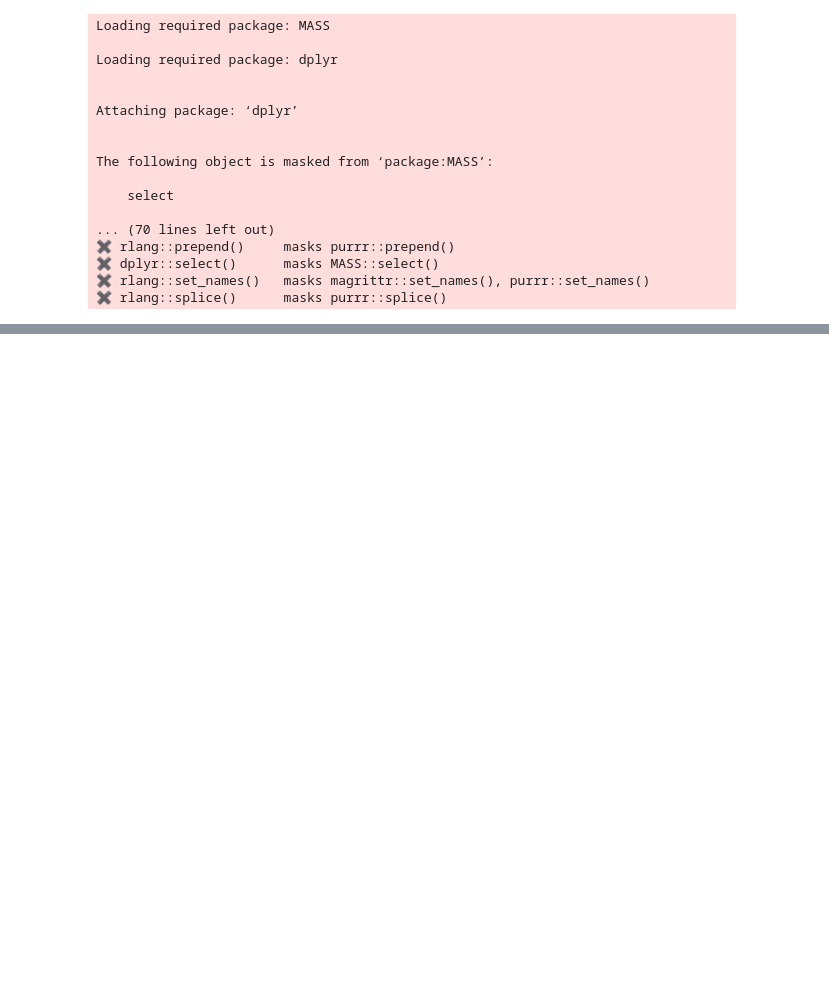
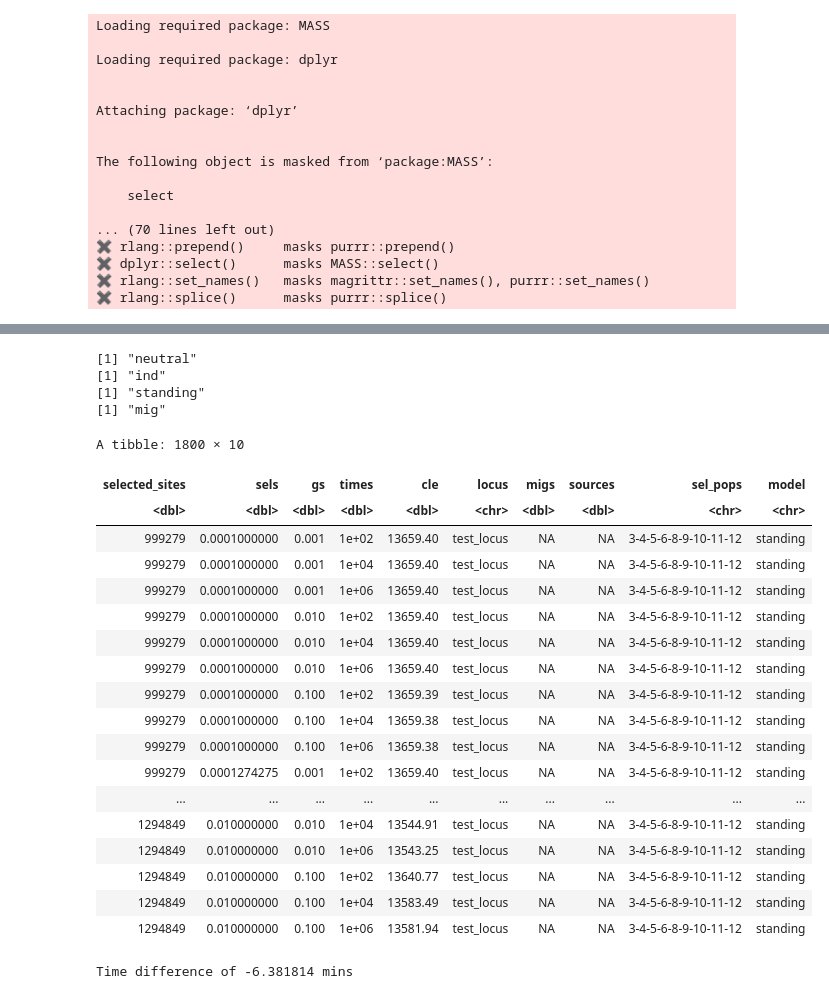
Before and after one commit to silastittes/parv_local, a Jupyter notebook: notebooks/Untitled1.ipynb, the cells around one changed output, grey strips where cells are left out. Drawn from its saved outputs; the diff is of its cells as text; code cells hidden in the pictures; blank space fills up the shorter version.

```diff
--- a/notebooks/Untitled1.ipynb
+++ b/notebooks/Untitled1.ipynb
@@ -70,0 +155,39 @@ dim(selected_freqs)
+# %%
+t <- Sys.time()
+#fit composite likelihood models
+print("neutral")
+suppressWarnings(neut_cle <- mode_cle(param_list, mode = "neutral"))
+print("ind")
+suppressWarnings(ind_cle <- mode_cle(param_list, mode = "independent"))
+print("standing")
+suppressWarnings(sv_cle <- mode_cle(param_list, mode = "standing"))
+print("mig")
+suppressWarnings(mig_cle <- mode_cle(param_list, mode = "migration"))
+sv_cle
+
+t - Sys.time()
+# %% [output]
+[1] "neutral"
+[1] "ind"
+[1] "standing"
+[1] "mig"
+A tibble: 1800 × 10
+| selected_sites | sels | gs | times | cle | locus | migs | sources | sel_pops | model |
+| <dbl> | <dbl> | <dbl> | <dbl> | <dbl> | <chr> | <dbl> | <dbl> | <chr> | <chr> |
+| 999279 | 0.0001000000 | 0.001 | 1e+02 | 13659.40 | test_locus | NA | NA | 3-4-5-6-8-9-10-11-12 | standing |
+| 999279 | 0.0001000000 | 0.001 | 1e+04 | 13659.40 | test_locus | NA | NA | 3-4-5-6-8-9-10-11-12 | standing |
+| 999279 | 0.0001000000 | 0.001 | 1e+06 | 13659.40 | test_locus | NA | NA | 3-4-5-6-8-9-10-11-12 | standing |
+| 999279 | 0.0001000000 | 0.010 | 1e+02 | 13659.40 | test_locus | NA | NA | 3-4-5-6-8-9-10-11-12 | standing |
+| 999279 | 0.0001000000 | 0.010 | 1e+04 | 13659.40 | test_locus | NA | NA | 3-4-5-6-8-9-10-11-12 | standing |
+| 999279 | 0.0001000000 | 0.010 | 1e+06 | 13659.40 | test_locus | NA | NA | 3-4-5-6-8-9-10-11-12 | standing |
+| 999279 | 0.0001000000 | 0.100 | 1e+02 | 13659.39 | test_locus | NA | NA | 3-4-5-6-8-9-10-11-12 | standing |
+| 999279 | 0.0001000000 | 0.100 | 1e+04 | 13659.38 | test_locus | NA | NA | 3-4-5-6-8-9-10-11-12 | standing |
+| 999279 | 0.0001000000 | 0.100 | 1e+06 | 13659.38 | test_locus | NA | NA | 3-4-5-6-8-9-10-11-12 | standing |
+| 999279 | 0.0001274275 | 0.001 | 1e+02 | 13659.40 | test_locus | NA | NA | 3-4-5-6-8-9-10-11-12 | standing |
+| ... | ... | ... | ... | ... | ... | ... | ... | ... | ... |
+| 1294849 | 0.010000000 | 0.010 | 1e+04 | 13544.91 | test_locus | NA | NA | 3-4-5-6-8-9-10-11-12 | standing |
+| 1294849 | 0.010000000 | 0.010 | 1e+06 | 13543.25 | test_locus | NA | NA | 3-4-5-6-8-9-10-11-12 | standing |
+| 1294849 | 0.010000000 | 0.100 | 1e+02 | 13640.77 | test_locus | NA | NA | 3-4-5-6-8-9-10-11-12 | standing |
+| 1294849 | 0.010000000 | 0.100 | 1e+04 | 13583.49 | test_locus | NA | NA | 3-4-5-6-8-9-10-11-12 | standing |
+| 1294849 | 0.010000000 | 0.100 | 1e+06 | 13581.94 | test_locus | NA | NA | 3-4-5-6-8-9-10-11-12 | standing |
+Time difference of -6.381814 mins
```
Also changed, not shown: parts of 8 cells of this notebook, 7 other files.
